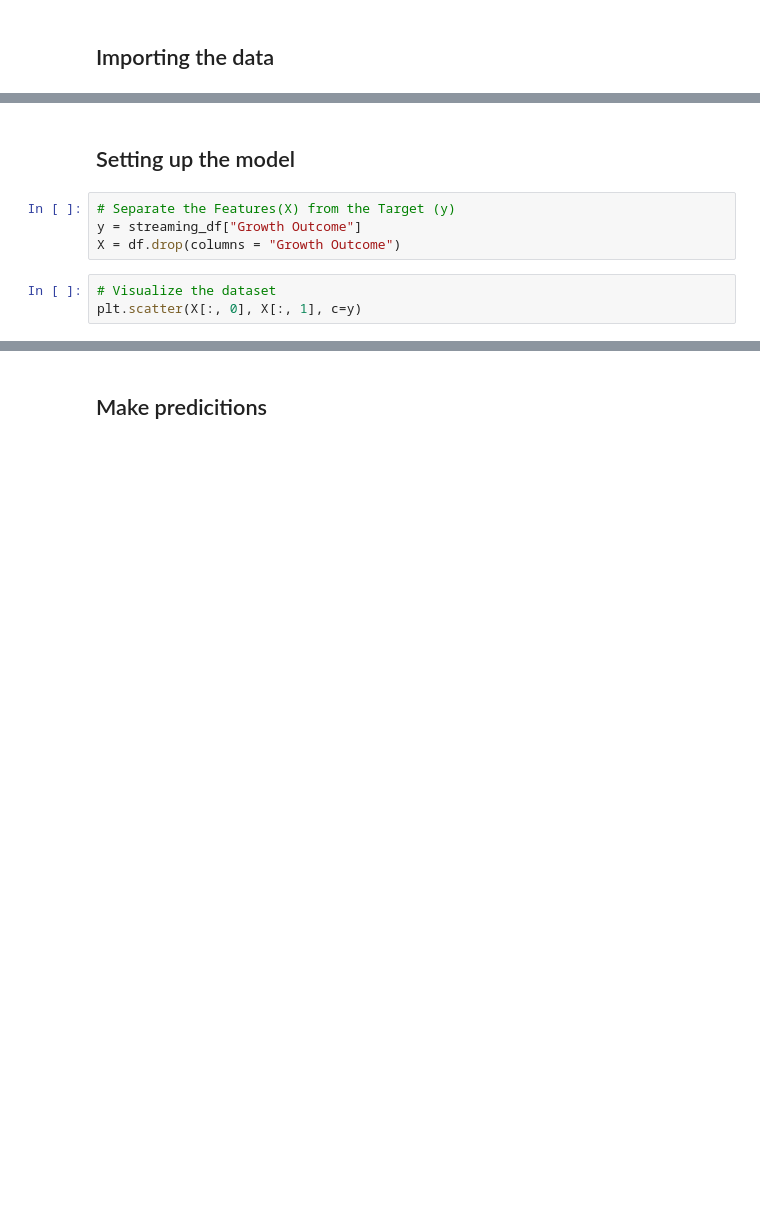
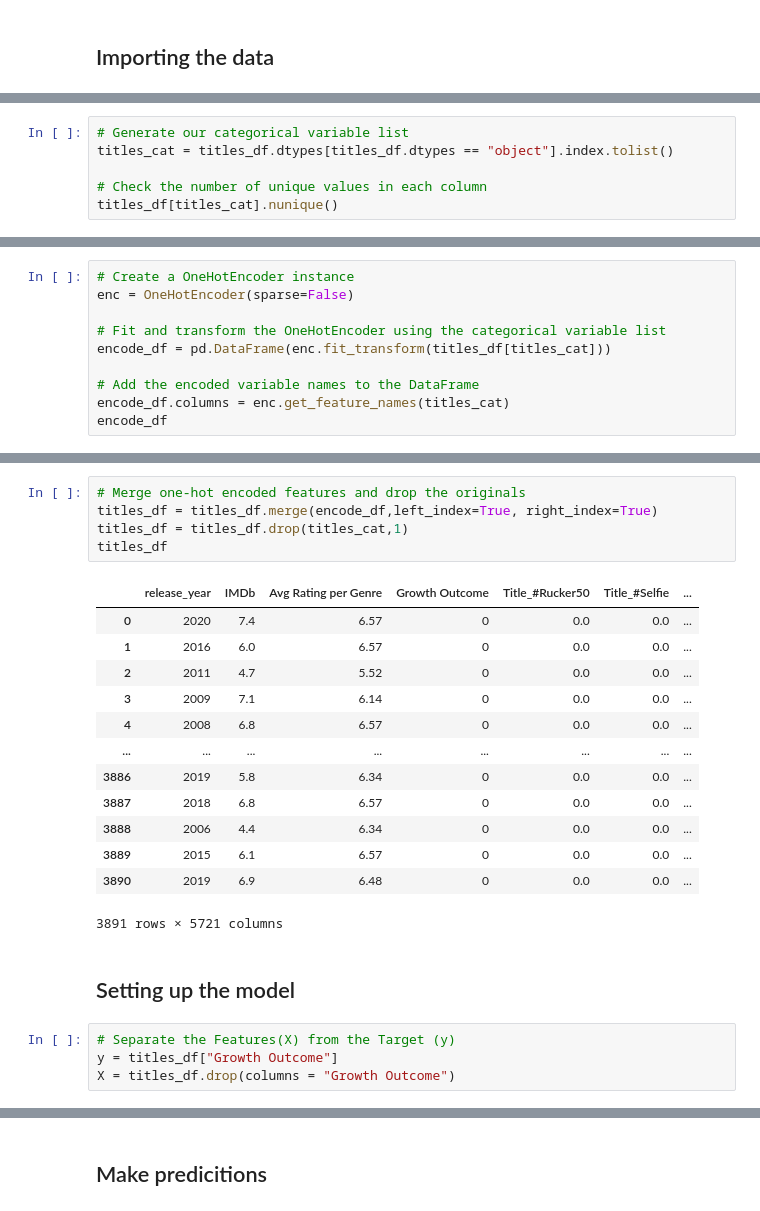
Before and after one commit to asosnik530/EntertainmentBuster, a Jupyter notebook: Machine Learning Model.ipynb, the cells around one changed output, grey strips where cells are left out. Cells and saved outputs as stored; diff of their text form; blank space fills up the shorter version.

```diff
--- a/Machine Learning Model.ipynb
+++ b/Machine Learning Model.ipynb
@@ -18,0 +55,6 @@ titles_df.head()
+# %%
+# Generate our categorical variable list
+titles_cat = titles_df.dtypes[titles_df.dtypes == "object"].index.tolist()
+
+# Check the number of unique values in each column
+titles_df[titles_cat].nunique()
@@ -18,0 +70,10 @@ titles_df.head()
+# %%
+# Create a OneHotEncoder instance
+enc = OneHotEncoder(sparse=False)
+
+# Fit and transform the OneHotEncoder using the categorical variable list
+encode_df = pd.DataFrame(enc.fit_transform(titles_df[titles_cat]))
+
+# Add the encoded variable names to the DataFrame
+encode_df.columns = enc.get_feature_names(titles_cat)
+encode_df
@@ -19,12 +94,28 @@ titles_df.head()
+# %%
+# Merge one-hot encoded features and drop the originals
+titles_df = titles_df.merge(encode_df,left_index=True, right_index=True)
+titles_df = titles_df.drop(titles_cat,1)
+titles_df
+# %% [output]
+|  | release_year | IMDb | Avg Rating per Genre | Growth Outcome | Title_#Rucker50 | Title_#Selfie | ... |
+| 0 | 2020 | 7.4 | 6.57 | 0 | 0.0 | 0.0 | ... |
+| 1 | 2016 | 6.0 | 6.57 | 0 | 0.0 | 0.0 | ... |
+| 2 | 2011 | 4.7 | 5.52 | 0 | 0.0 | 0.0 | ... |
+| 3 | 2009 | 7.1 | 6.14 | 0 | 0.0 | 0.0 | ... |
+| 4 | 2008 | 6.8 | 6.57 | 0 | 0.0 | 0.0 | ... |
+| ... | ... | ... | ... | ... | ... | ... | ... |
+| 3886 | 2019 | 5.8 | 6.34 | 0 | 0.0 | 0.0 | ... |
+| 3887 | 2018 | 6.8 | 6.57 | 0 | 0.0 | 0.0 | ... |
+| 3888 | 2006 | 4.4 | 6.34 | 0 | 0.0 | 0.0 | ... |
+| 3889 | 2015 | 6.1 | 6.57 | 0 | 0.0 | 0.0 | ... |
+| 3890 | 2019 | 6.9 | 6.48 | 0 | 0.0 | 0.0 | ... |
+3891 rows × 5721 columns
 # %% [markdown]
 ## Setting up the model
 # %%
 # Separate the Features(X) from the Target (y)
-y = streaming_df["Growth Outcome"]
-X = df.drop(columns = "Growth Outcome")
+y = titles_df["Growth Outcome"]
+X = titles_df.drop(columns = "Growth Outcome")
-# %%
-# Visualize the dataset
-plt.scatter(X[:, 0], X[:, 1], c=y)
 # %%
 # Split our data into training and testing
 X_train, X_test, y_train, y_test = train_test_split(X, y, random_state=1, stratify=y)
```
Also changed, not shown: parts of 12 cells of this notebook.
